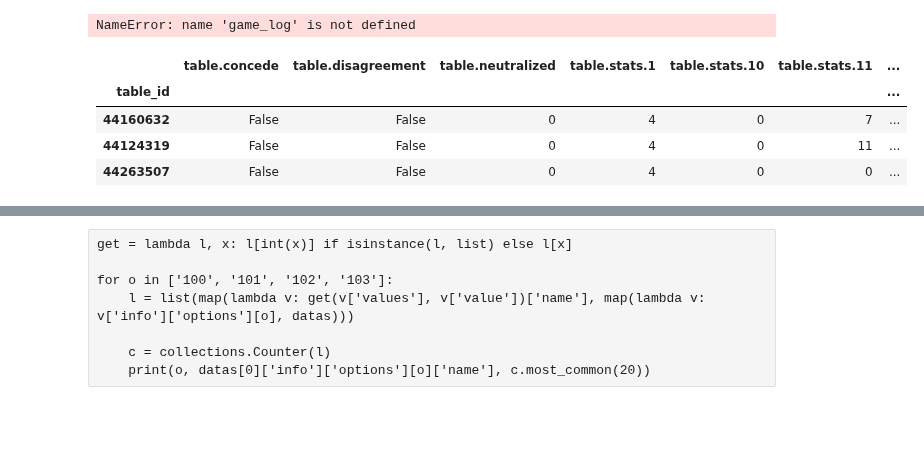
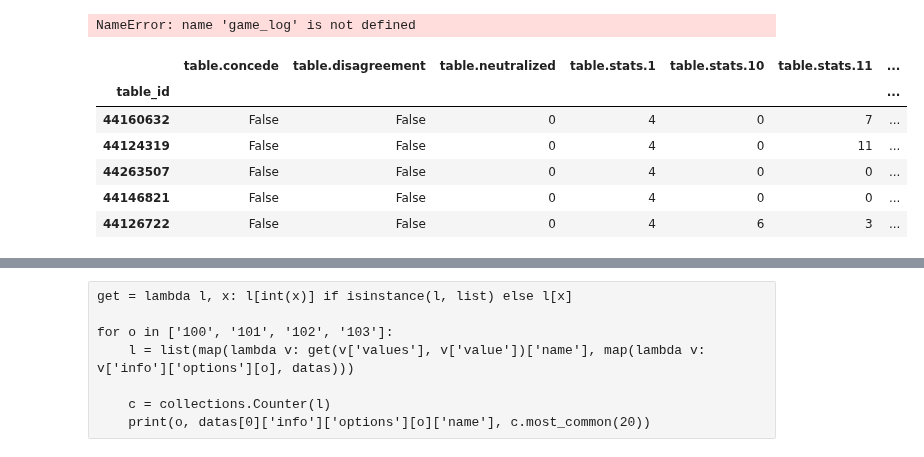
Before and after one commit to xiwix/binder, a Jupyter notebook: bga.puertorico.analyze.ipynb, the cells around one changed output, grey strips where cells are left out. Cells and saved outputs as stored; diff of their text form; code cells hidden in the pictures; blank space fills up the shorter version.

```diff
--- a/bga.puertorico.analyze.ipynb
+++ b/bga.puertorico.analyze.ipynb
@@ -264,13 +258,15 @@ for s in steps(game_log):
 NameError: name 'game_log' is not defined
 # %%
 df_table = json_normalize(data=stats).drop(columns=['result']).set_index('table_id')
-df_table.head(3)
+df_table.head(5)
 # %% [output]
 |  | table.concede | table.disagreement | table.neutralized | table.stats.1 | table.stats.10 | table.stats.11 | ... |
 | table_id |  |  |  |  |  |  | ... |
 | 44160632 | False | False | 0 | 4 | 0 | 7 | ... |
 | 44124319 | False | False | 0 | 4 | 0 | 11 | ... |
 | 44263507 | False | False | 0 | 4 | 0 | 0 | ... |
+| 44146821 | False | False | 0 | 4 | 0 | 0 | ... |
+| 44126722 | False | False | 0 | 4 | 6 | 3 | ... |
 # %%
 df_player = json_normalize(data=stats, record_path=['result'], meta='table_id')
 df_player = pd.concat([df_player.drop(columns=['stats', 'color', 'color_back']), pd.DataFrame(df_player['stats'].tolist())], axis=1).set_index(['table_id', 'player'])
```
Also changed, not shown: parts of 12 cells of this notebook.
